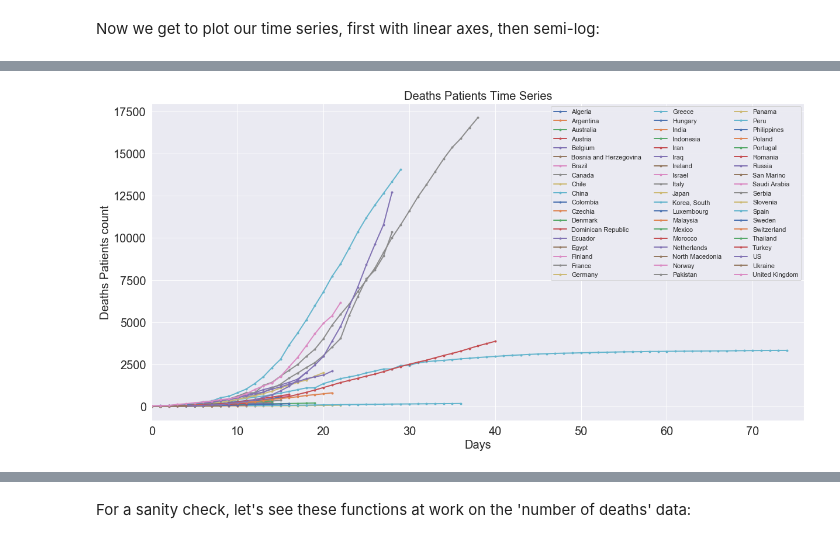
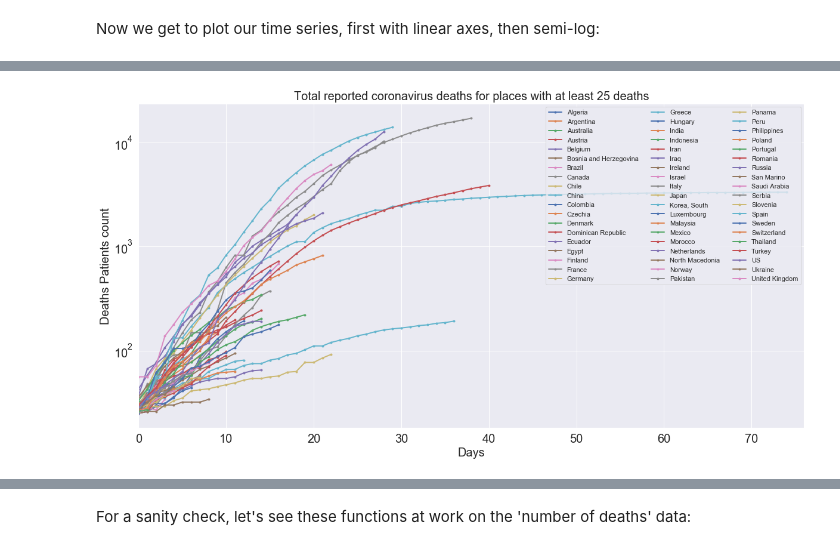
Before and after one commit to datacamp/COVID-19-EDA-tutorial, a Jupyter notebook: notebooks/1-COVID-19-EDA-solution.ipynb, the cells around one changed output, grey strips where cells are left out. Saved outputs shown, nothing was run; the diff lists cells and outputs as text; code cells hidden in the pictures.

```diff
--- a/notebooks/1-COVID-19-EDA-solution.ipynb
+++ b/notebooks/1-COVID-19-EDA-solution.ipynb
@@ -442,9 +527,9 @@ Now we get to plot our time series, first with linear axes, then semi-log:
 # %%
-# Plot time series
-ax = deaths_country_drop.plot(figsize=(20,10), linewidth=2, marker='.', fontsize=20)
+# Plot semi log time series
+ax = deaths_country_drop.plot(figsize=(20,10), linewidth=2, marker='.', fontsize=20, logy=True)
 ax.legend(ncol=3, loc='upper right')
 plt.xlabel('Days', fontsize=20);
 plt.ylabel('Deaths Patients count', fontsize=20);
-plt.title('Deaths Patients Time Series', fontsize=20);
+plt.title('Total reported coronavirus deaths for places with at least 25 deaths', fontsize=20);
 # %% [output]
-[figure, old version]
+[figure, new version]
```
Also changed, not shown: parts of 51 cells of this notebook.
